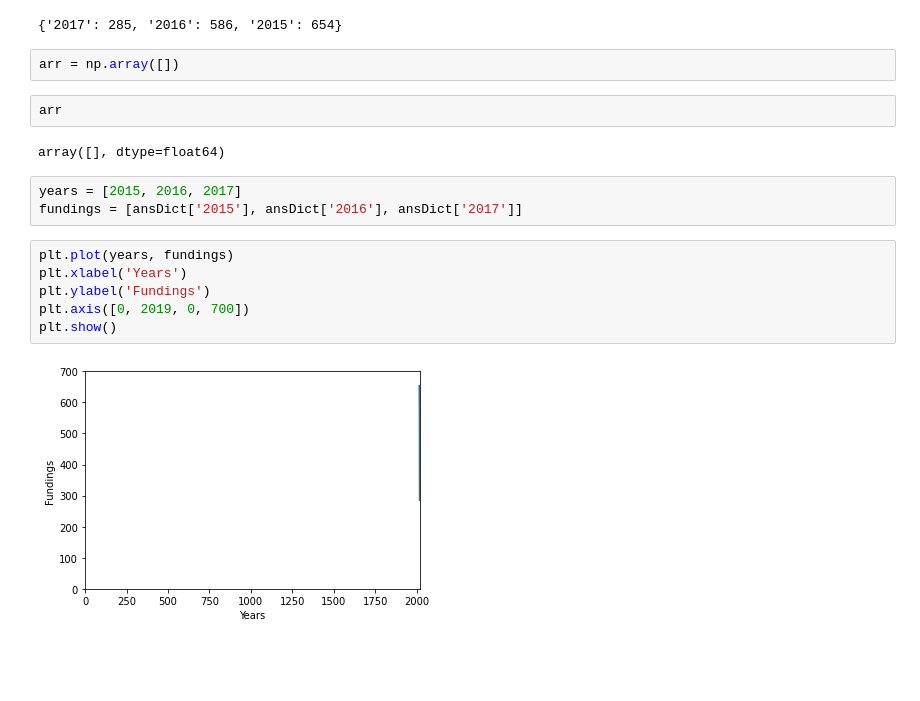
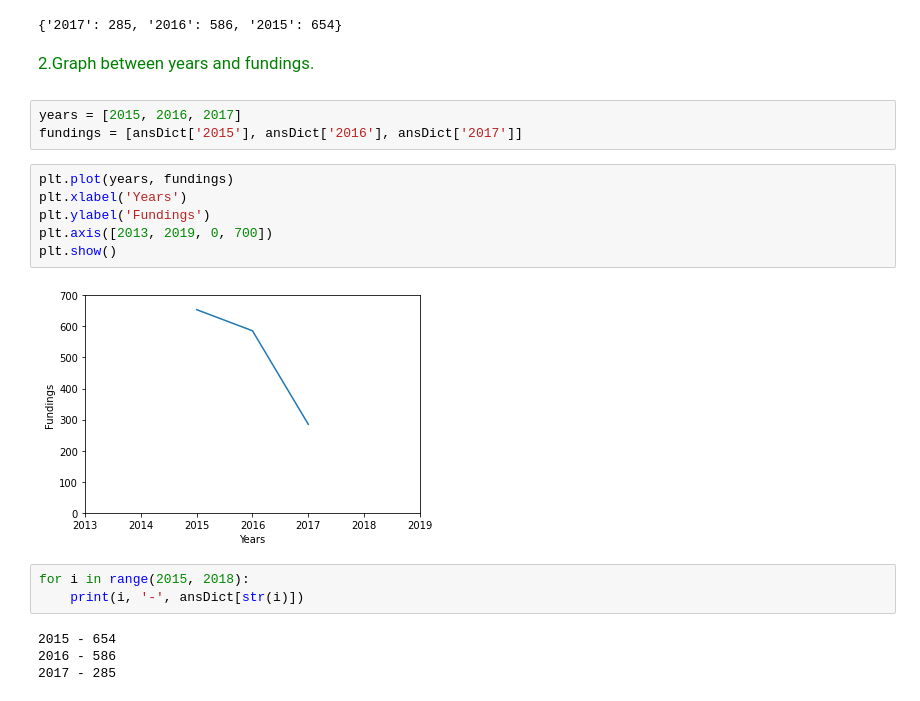
Before and after one commit to vijayraikar1999/Coding-Ninjas-Data-Science, a Jupyter notebook: 04.Project_Case_Study(Part-1).ipynb, the cells around one changed output. Saved outputs shown, nothing was run; the diff lists cells and outputs as text; blank space fills up the shorter version.

```diff
--- a/04.Project_Case_Study(Part-1).ipynb
+++ b/04.Project_Case_Study(Part-1).ipynb
@@ -256,20 +256,23 @@ for date in dateSeries:
 ansDict
 # %% [output]
 {'2017': 285, '2016': 586, '2015': 654}
-# %%
-arr = np.array([])
-# %%
-arr
-# %% [output]
-array([], dtype=float64)
+# %% [markdown]
+<p style="font-size:120%; color:green">2.Graph between years and fundings.<p>
 # %%
 years = [2015, 2016, 2017]
 fundings = [ansDict['2015'], ansDict['2016'], ansDict['2017']]
 # %%
 plt.plot(years, fundings)
 plt.xlabel('Years')
 plt.ylabel('Fundings')
-plt.axis([0, 2019, 0, 700])
+plt.axis([2013, 2019, 0, 700])
 plt.show()
 # %% [output]
-[figure, old version]
+[figure, new version]
+# %%
+for i in range(2015, 2018):
+    print(i, '-', ansDict[str(i)])
+# %% [output]
+2015 - 654
+2016 - 586
+2017 - 285
```
